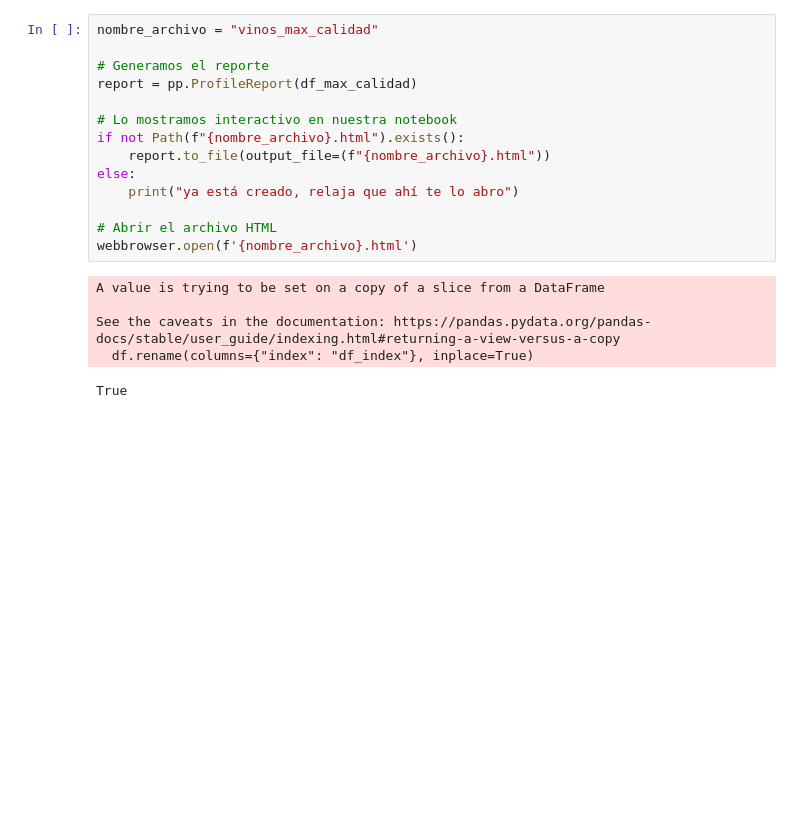
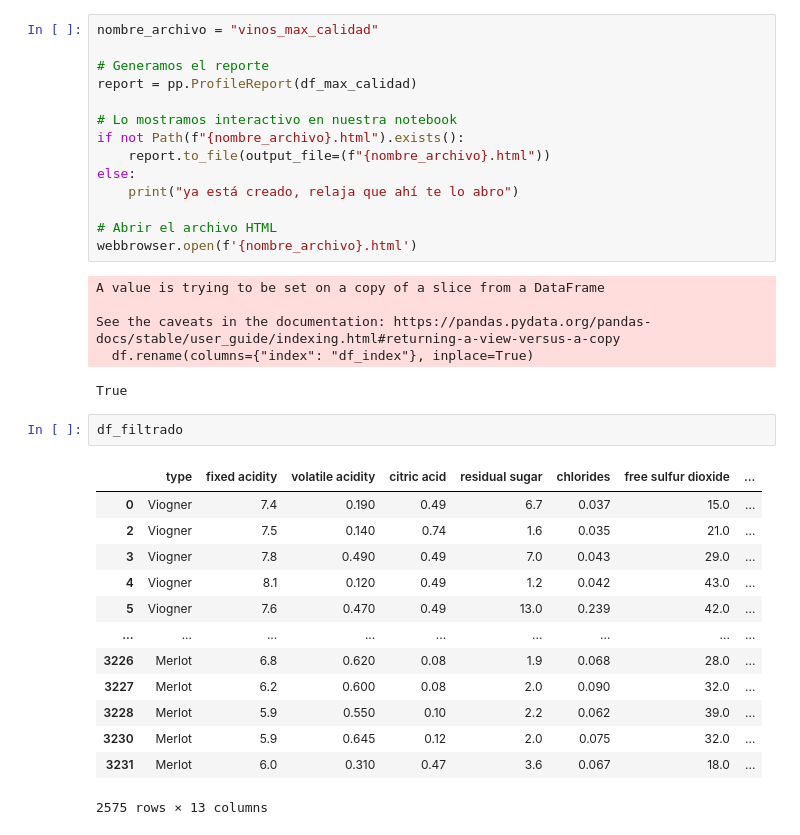
Before and after one commit to abriliglesias/Tp-ciencia-de-datos-, a Jupyter notebook: tpe.ipynb, the cells around one changed output. Drawn from its saved outputs; the diff is of its cells as text; blank space fills up the shorter version.

```diff
--- a/tpe.ipynb
+++ b/tpe.ipynb
@@ -336,3 +394,19 @@ A value is trying to be set on a copy of a slice from a DataFrame
 See the caveats in the documentation: https://pandas.pydata.org/pandas-docs/stable/user_guide/indexing.html#returning-a-view-versus-a-copy
   df.rename(columns={"index": "df_index"}, inplace=True)
 True
+# %%
+df_filtrado
+# %% [output]
+|  | type | fixed acidity | volatile acidity | citric acid | residual sugar | chlorides | free sulfur dioxide | ... |
+| 0 | Viogner | 7.4 | 0.190 | 0.49 | 6.7 | 0.037 | 15.0 | ... |
+| 2 | Viogner | 7.5 | 0.140 | 0.74 | 1.6 | 0.035 | 21.0 | ... |
+| 3 | Viogner | 7.8 | 0.490 | 0.49 | 7.0 | 0.043 | 29.0 | ... |
+| 4 | Viogner | 8.1 | 0.120 | 0.49 | 1.2 | 0.042 | 43.0 | ... |
+| 5 | Viogner | 7.6 | 0.470 | 0.49 | 13.0 | 0.239 | 42.0 | ... |
+| ... | ... | ... | ... | ... | ... | ... | ... | ... |
+| 3226 | Merlot | 6.8 | 0.620 | 0.08 | 1.9 | 0.068 | 28.0 | ... |
+| 3227 | Merlot | 6.2 | 0.600 | 0.08 | 2.0 | 0.090 | 32.0 | ... |
+| 3228 | Merlot | 5.9 | 0.550 | 0.10 | 2.2 | 0.062 | 39.0 | ... |
+| 3230 | Merlot | 5.9 | 0.645 | 0.12 | 2.0 | 0.075 | 32.0 | ... |
+| 3231 | Merlot | 6.0 | 0.310 | 0.47 | 3.6 | 0.067 | 18.0 | ... |
+2575 rows × 13 columns
```
Also changed, not shown: parts of 12 cells of this notebook.
